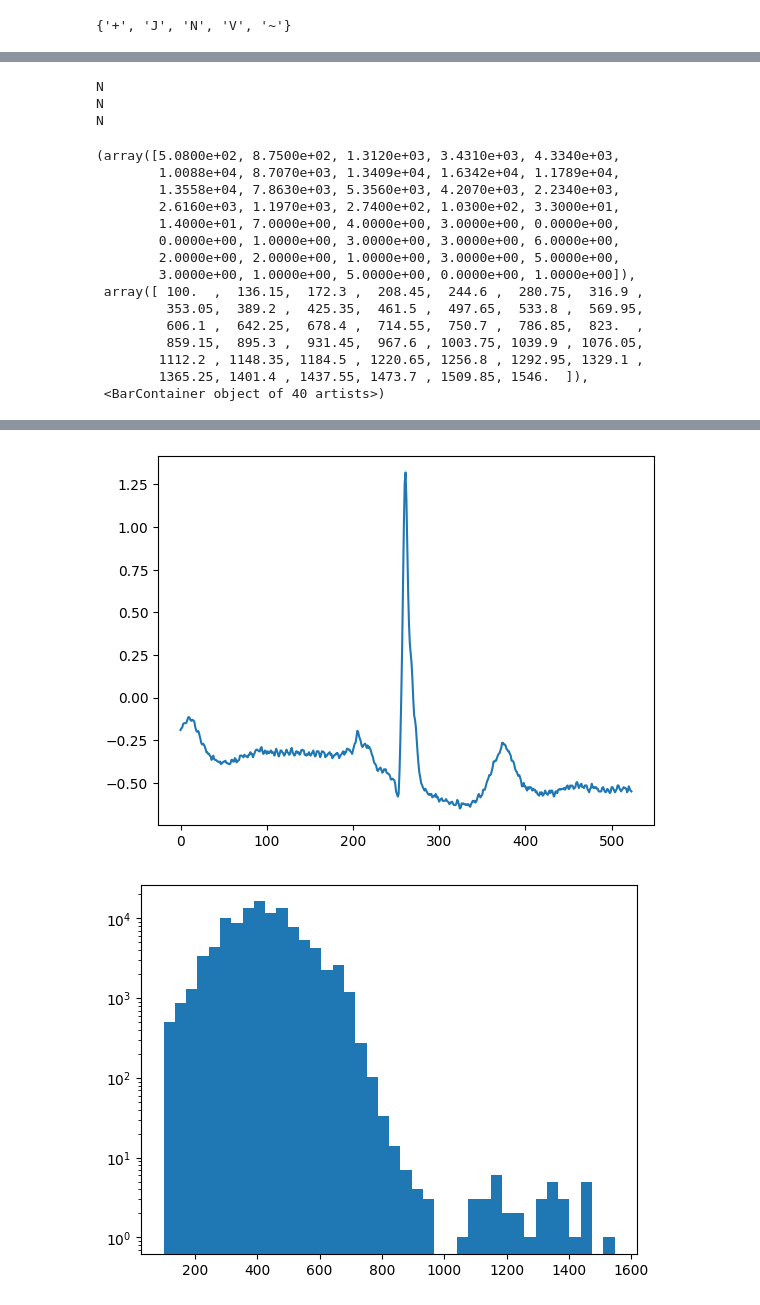
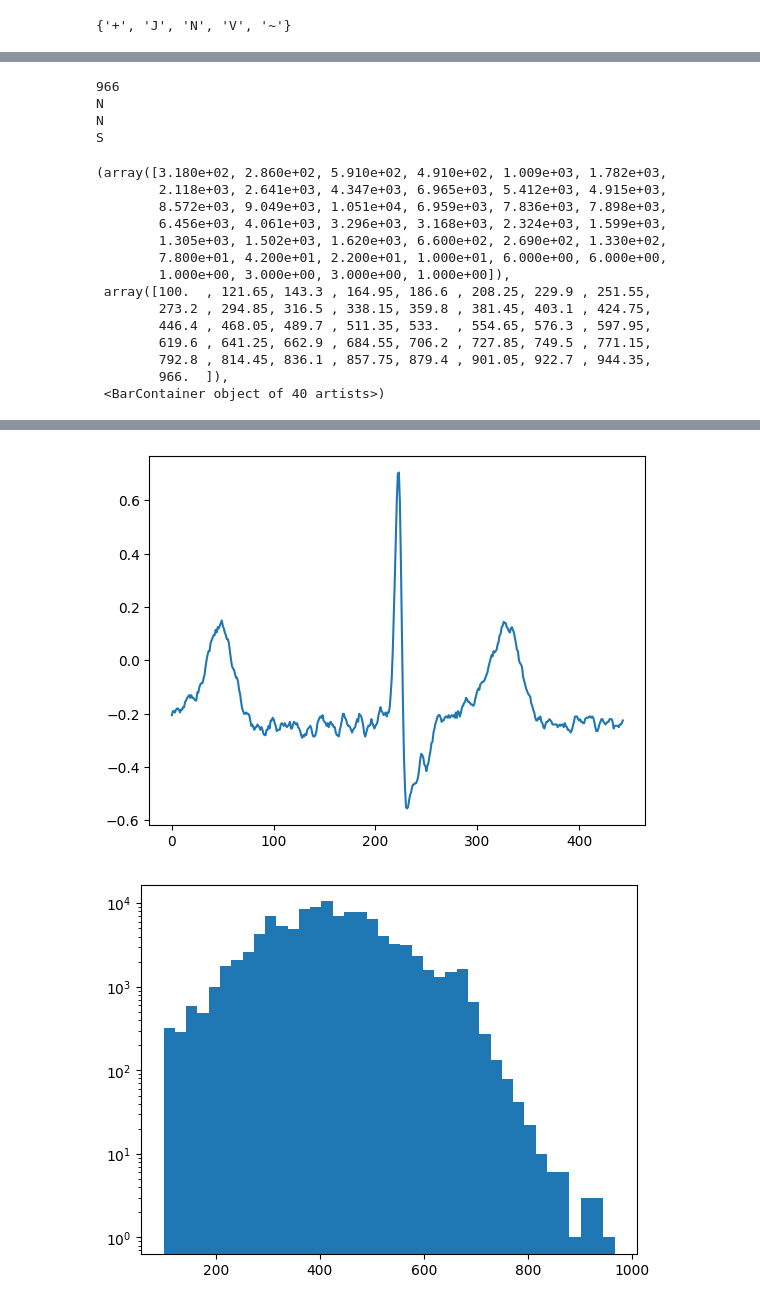
Before and after one commit to awcheng23/PACE, a Jupyter notebook: demo.ipynb, the cells around one changed output, grey strips where cells are left out. Drawn from its saved outputs; the diff is of its cells as text; code cells hidden in the pictures.

Commit message:
Filter large segments from preprocessing

```diff
--- a/demo.ipynb
+++ b/demo.ipynb
@@ -87,3 +95,24 @@ reduced = {'N':['N','L','R','e','j'],
 valid_types = ['N','L','R','e','j','S','A','a','J','V','E','/','Q','f']
 
 reverse_reduced = {value: key for key, values in reduced.items() for value in values}
+# %%
+for id in records:
+    pat_id = id
+    annotation = wfdb.rdann(f'./data/mitdb/{pat_id}', 'atr')
+    record = wfdb.rdrecord(f'./data/mitdb/{pat_id}')
+    loc = annotation.sample
+    beat_type = annotation.symbol
+    signal = record.p_signal[:,0]
+
+    for i in range(2, len(loc)-1):
+        if beat_type[i] not in valid_types:
+            continue
+
+        dist = round(min(loc[i]-loc[i-1], loc[i+1]-loc[i])*0.8)
+        if dist * 2 < 75:
+            continue
+
+        segments.append(signal[loc[i]-dist:loc[i]+dist])
+        beat_types.append(reverse_reduced[beat_type[i]])
+
+print(len(segments))
@@ -101,7 +132,7 @@ for id in records:
             continue
 
         dist = round(min(loc[i]-loc[i-1], loc[i+1]-loc[i])*0.8)
-        if dist * 2 < 100:
+        if dist * 2 < 100 or dist * 2 > 1000:
             continue
 
         segments.append(signal[loc[i]-dist:loc[i]+dist])
@@ -126,35 +157,43 @@ for segment in segments:
 min_value = min(lengths)
 min_index = lengths.index(min_value)
 
-print(beat_types[min_index])
-print(beat_types[min_index+1])
-print(beat_types[min_index-1])
-plt.plot(segments[min_index])
+# max_value = max(lengths)
+max_index = lengths.index(max_len)
+
+print(max_len)
+# print(max_value)
+# print(beat_types[min_index])
+# print(beat_types[min_index+1])
+# print(beat_types[min_index-1])
+print(beat_types[max_index])
+print(beat_types[max_index+1])
+print(beat_types[max_index-1])
+plt.plot(segments[max_index])
 plt.figure()
-plt.plot(segments[min_index+1])
+plt.plot(segments[max_index+1])
 plt.figure()
-plt.plot(segments[min_index-1])
+plt.plot(segments[max_index-1])
 
 len(beat_types) == len(segments)
 
 plt.figure()
 plt.hist(lengths, bins=40, log=True)
 # %% [output]
+966
 N
 N
-N
+S
-(array([5.0800e+02, 8.7500e+02, 1.3120e+03, 3.4310e+03, 4.3340e+03,
-        1.0088e+04, 8.7070e+03, 1.3409e+04, 1.6342e+04, 1.1789e+04,
-        1.3558e+04, 7.8630e+03, 5.3560e+03, 4.2070e+03, 2.2340e+03,
-        2.6160e+03, 1.1970e+03, 2.7400e+02, 1.0300e+02, 3.3000e+01,
-        1.4000e+01, 7.0000e+00, 4.0000e+00, 3.0000e+00, 0.0000e+00,
-        0.0000e+00, 1.0000e+00, 3.0000e+00, 3.0000e+00, 6.0000e+00,
-        2.0000e+00, 2.0000e+00, 1.0000e+00, 3.0000e+00, 5.0000e+00,
-        3.0000e+00, 1.0000e+00, 5.0000e+00, 0.0000e+00, 1.0000e+00]),
- array([ 100.  ,  136.15,  172.3 ,  208.45,  244.6 ,  280.75,  316.9 ,
-         353.05,  389.2 ,  425.35,  461.5 ,  497.65,  533.8 ,  569.95,
-         606.1 ,  642.25,  678.4 ,  714.55,  750.7 ,  786.85,  823.  ,
-         859.15,  895.3 ,  931.45,  967.6 , 1003.75, 1039.9 , 1076.05,
-        1112.2 , 1148.35, 1184.5 , 1220.65, 1256.8 , 1292.95, 1329.1 ,
-        1365.25, 1401.4 , 1437.55, 1473.7 , 1509.85, 1546.  ]),
+(array([3.180e+02, 2.860e+02, 5.910e+02, 4.910e+02, 1.009e+03, 1.782e+03,
+        2.118e+03, 2.641e+03, 4.347e+03, 6.965e+03, 5.412e+03, 4.915e+03,
+        8.572e+03, 9.049e+03, 1.051e+04, 6.959e+03, 7.836e+03, 7.898e+03,
+        6.456e+03, 4.061e+03, 3.296e+03, 3.168e+03, 2.324e+03, 1.599e+03,
+        1.305e+03, 1.502e+03, 1.620e+03, 6.600e+02, 2.690e+02, 1.330e+02,
+        7.800e+01, 4.200e+01, 2.200e+01, 1.000e+01, 6.000e+00, 6.000e+00,
+        1.000e+00, 3.000e+00, 3.000e+00, 1.000e+00]),
+ array([100.  , 121.65, 143.3 , 164.95, 186.6 , 208.25, 229.9 , 251.55,
+        273.2 , 294.85, 316.5 , 338.15, 359.8 , 381.45, 403.1 , 424.75,
+        446.4 , 468.05, 489.7 , 511.35, 533.  , 554.65, 576.3 , 597.95,
+        619.6 , 641.25, 662.9 , 684.55, 706.2 , 727.85, 749.5 , 771.15,
+        792.8 , 814.45, 836.1 , 857.75, 879.4 , 901.05, 922.7 , 944.35,
+        966.  ]),
  <BarContainer object of 40 artists>)
@@ -163,2 +202,2 @@ N
-[figure, old version]
+[figure, new version]
-[figure, old version]
+[figure, new version]
```
Also changed, not shown: parts of 13 cells of this notebook, 1 other file.
